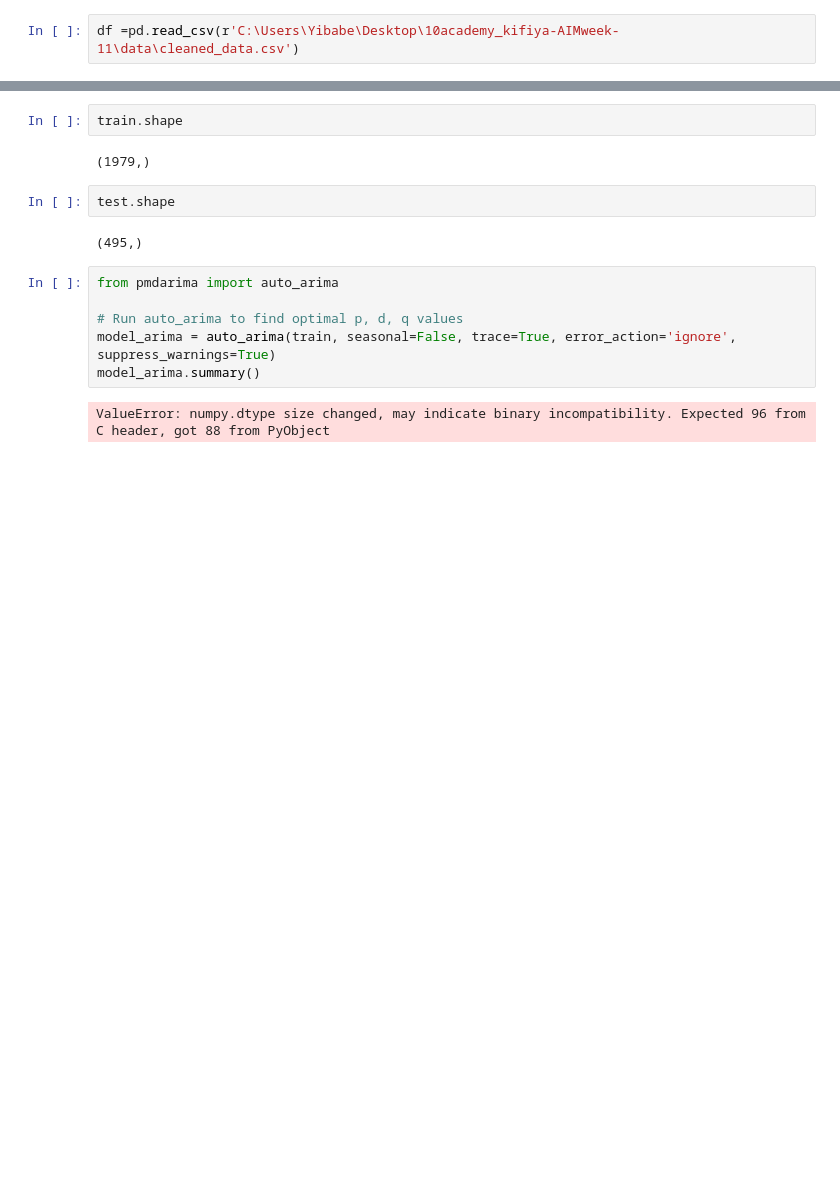
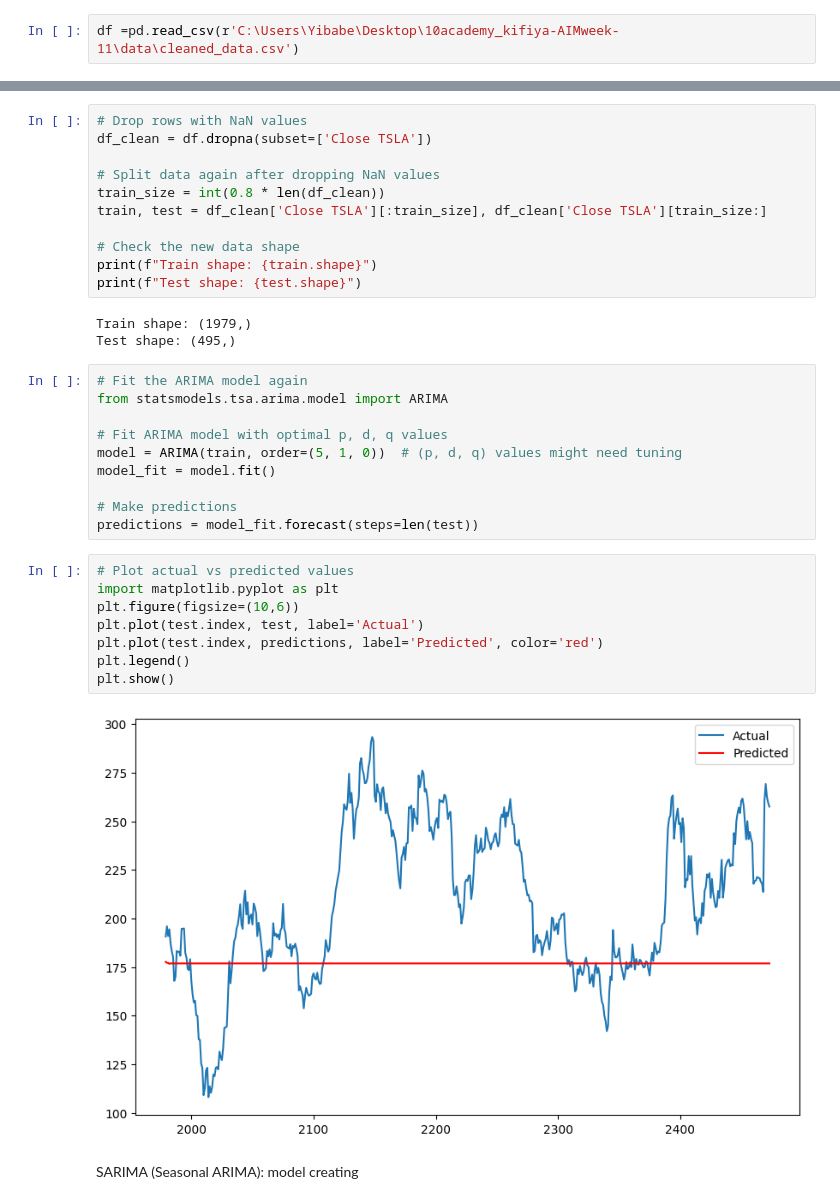
Before and after one commit to Begizew2112/10academy_kifiya-AIMweek-11, a Jupyter notebook: notebook/Time_Series_Forecasting.ipynb, the cells around one changed output, grey strips where cells are left out. Saved outputs shown, nothing was run; the diff lists cells and outputs as text; blank space fills up the shorter version.

Commit message:
model checking with LSTM and ARIMA

```diff
--- a/notebook/Time_Series_Forecasting.ipynb
+++ b/notebook/Time_Series_Forecasting.ipynb
@@ -30,16 +24,36 @@ train, test = df['Close TSLA'][:train_size],df['Close TSLA'][train_size:]
-# %%
-train.shape
-# %% [output]
-(1979,)
-# %%
-test.shape
-# %% [output]
-(495,)
-# %%
-from pmdarima import auto_arima
-
-# Run auto_arima to find optimal p, d, q values
-model_arima = auto_arima(train, seasonal=False, trace=True, error_action='ignore', suppress_warnings=True)
-model_arima.summary()
-# %% [output]
-ValueError: numpy.dtype size changed, may indicate binary incompatibility. Expected 96 from C header, got 88 from PyObject
+# %%
+# Drop rows with NaN values
+df_clean = df.dropna(subset=['Close TSLA'])
+
+# Split data again after dropping NaN values
+train_size = int(0.8 * len(df_clean))
+train, test = df_clean['Close TSLA'][:train_size], df_clean['Close TSLA'][train_size:]
+
+# Check the new data shape
+print(f"Train shape: {train.shape}")
+print(f"Test shape: {test.shape}")
+# %% [output]
+Train shape: (1979,)
+Test shape: (495,)
+# %%
+# Fit the ARIMA model again
+from statsmodels.tsa.arima.model import ARIMA
+
+# Fit ARIMA model with optimal p, d, q values
+model = ARIMA(train, order=(5, 1, 0))  # (p, d, q) values might need tuning
+model_fit = model.fit()
+
+# Make predictions
+predictions = model_fit.forecast(steps=len(test))
+# %%
+# Plot actual vs predicted values
+import matplotlib.pyplot as plt
+plt.figure(figsize=(10,6))
+plt.plot(test.index, test, label='Actual')
+plt.plot(test.index, predictions, label='Predicted', color='red')
+plt.legend()
+plt.show()
+# %% [output]
+[figure, added]
+# %% [markdown]
+SARIMA (Seasonal ARIMA): model creating
```
Also changed, not shown: parts of 20 cells of this notebook, 1 other file.
